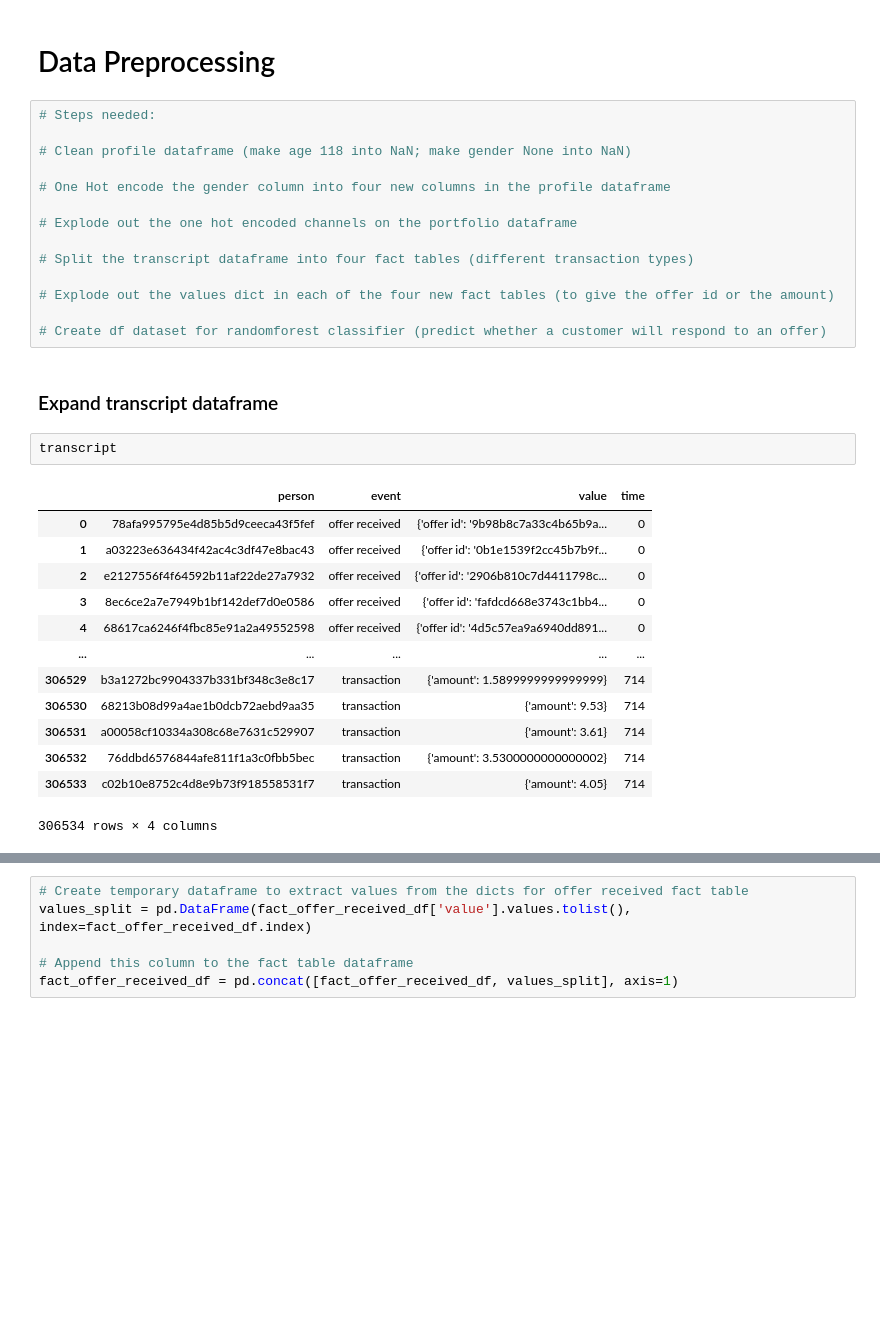
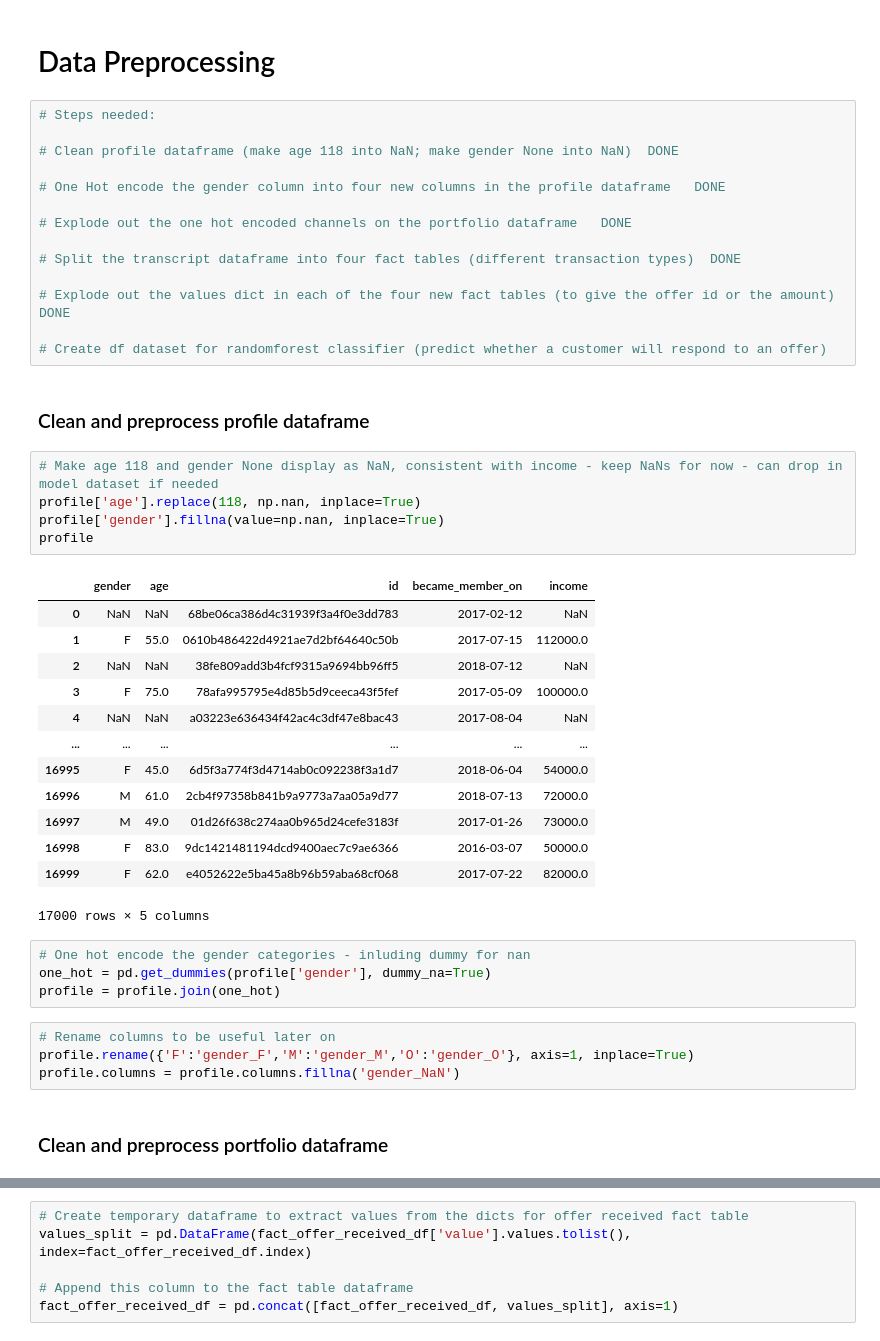
Before and after one commit to MikeDurrant/Starbucks-Promotions-Capstone-Project, a Jupyter notebook: Starbucks_Capstone_notebook.ipynb, the cells around one changed output, grey strips where cells are left out. Saved outputs shown, nothing was run; the diff lists cells and outputs as text; blank space fills up the shorter version.

Commit message:
majority of preprocessing complete

```diff
--- a/Starbucks_Capstone_notebook.ipynb
+++ b/Starbucks_Capstone_notebook.ipynb
@@ -398,32 +398,45 @@ one_customer_sample
 # %%
 # Steps needed:
 
-# Clean profile dataframe (make age 118 into NaN; make gender None into NaN)
+# Clean profile dataframe (make age 118 into NaN; make gender None into NaN)  DONE
 
-# One Hot encode the gender column into four new columns in the profile dataframe
+# One Hot encode the gender column into four new columns in the profile dataframe   DONE
 
-# Explode out the one hot encoded channels on the portfolio dataframe
+# Explode out the one hot encoded channels on the portfolio dataframe   DONE
 
-# Split the transcript dataframe into four fact tables (different transaction types)
+# Split the transcript dataframe into four fact tables (different transaction types)  DONE
 
-# Explode out the values dict in each of the four new fact tables (to give the offer id or the amount)
+# Explode out the values dict in each of the four new fact tables (to give the offer id or the amount)  DONE
 
 # Create df dataset for randomforest classifier (predict whether a customer will respond to an offer)
-# %% [markdown]
-### Expand transcript dataframe
-# %%
-transcript
-# %% [output]
-|  | person | event | value | time |
-| 0 | 78afa995795e4d85b5d9ceeca43f5fef | offer received | {'offer id': '9b98b8c7a33c4b65b9a... | 0 |
-| 1 | a03223e636434f42ac4c3df47e8bac43 | offer received | {'offer id': '0b1e1539f2cc45b7b9f... | 0 |
-| 2 | e2127556f4f64592b11af22de27a7932 | offer received | {'offer id': '2906b810c7d4411798c... | 0 |
-| 3 | 8ec6ce2a7e7949b1bf142def7d0e0586 | offer received | {'offer id': 'fafdcd668e3743c1bb4... | 0 |
-| 4 | 68617ca6246f4fbc85e91a2a49552598 | offer received | {'offer id': '4d5c57ea9a6940dd891... | 0 |
-| ... | ... | ... | ... | ... |
-| 306529 | b3a1272bc9904337b331bf348c3e8c17 | transaction | {'amount': 1.5899999999999999} | 714 |
-| 306530 | 68213b08d99a4ae1b0dcb72aebd9aa35 | transaction | {'amount': 9.53} | 714 |
-| 306531 | a00058cf10334a308c68e7631c529907 | transaction | {'amount': 3.61} | 714 |
-| 306532 | 76ddbd6576844afe811f1a3c0fbb5bec | transaction | {'amount': 3.5300000000000002} | 714 |
-| 306533 | c02b10e8752c4d8e9b73f918558531f7 | transaction | {'amount': 4.05} | 714 |
-306534 rows × 4 columns
+# %% [markdown]
+### Clean and preprocess profile dataframe
+# %%
+# Make age 118 and gender None display as NaN, consistent with income - keep NaNs for now - can drop in model dataset if needed
+profile['age'].replace(118, np.nan, inplace=True)
+profile['gender'].fillna(value=np.nan, inplace=True)
+profile
+# %% [output]
+|  | gender | age | id | became_member_on | income |
+| 0 | NaN | NaN | 68be06ca386d4c31939f3a4f0e3dd783 | 2017-02-12 | NaN |
+| 1 | F | 55.0 | 0610b486422d4921ae7d2bf64640c50b | 2017-07-15 | 112000.0 |
+| 2 | NaN | NaN | 38fe809add3b4fcf9315a9694bb96ff5 | 2018-07-12 | NaN |
+| 3 | F | 75.0 | 78afa995795e4d85b5d9ceeca43f5fef | 2017-05-09 | 100000.0 |
+| 4 | NaN | NaN | a03223e636434f42ac4c3df47e8bac43 | 2017-08-04 | NaN |
+| ... | ... | ... | ... | ... | ... |
+| 16995 | F | 45.0 | 6d5f3a774f3d4714ab0c092238f3a1d7 | 2018-06-04 | 54000.0 |
+| 16996 | M | 61.0 | 2cb4f97358b841b9a9773a7aa05a9d77 | 2018-07-13 | 72000.0 |
+| 16997 | M | 49.0 | 01d26f638c274aa0b965d24cefe3183f | 2017-01-26 | 73000.0 |
+| 16998 | F | 83.0 | 9dc1421481194dcd9400aec7c9ae6366 | 2016-03-07 | 50000.0 |
+| 16999 | F | 62.0 | e4052622e5ba45a8b96b59aba68cf068 | 2017-07-22 | 82000.0 |
+17000 rows × 5 columns
+# %%
+# One hot encode the gender categories - inluding dummy for nan
+one_hot = pd.get_dummies(profile['gender'], dummy_na=True)
+profile = profile.join(one_hot)
+# %%
+# Rename columns to be useful later on
+profile.rename({'F':'gender_F','M':'gender_M','O':'gender_O'}, axis=1, inplace=True)
+profile.columns = profile.columns.fillna('gender_NaN')
+# %% [markdown]
+### Clean and preprocess portfolio dataframe
```
Also changed, not shown: parts of 10 cells of this notebook.
